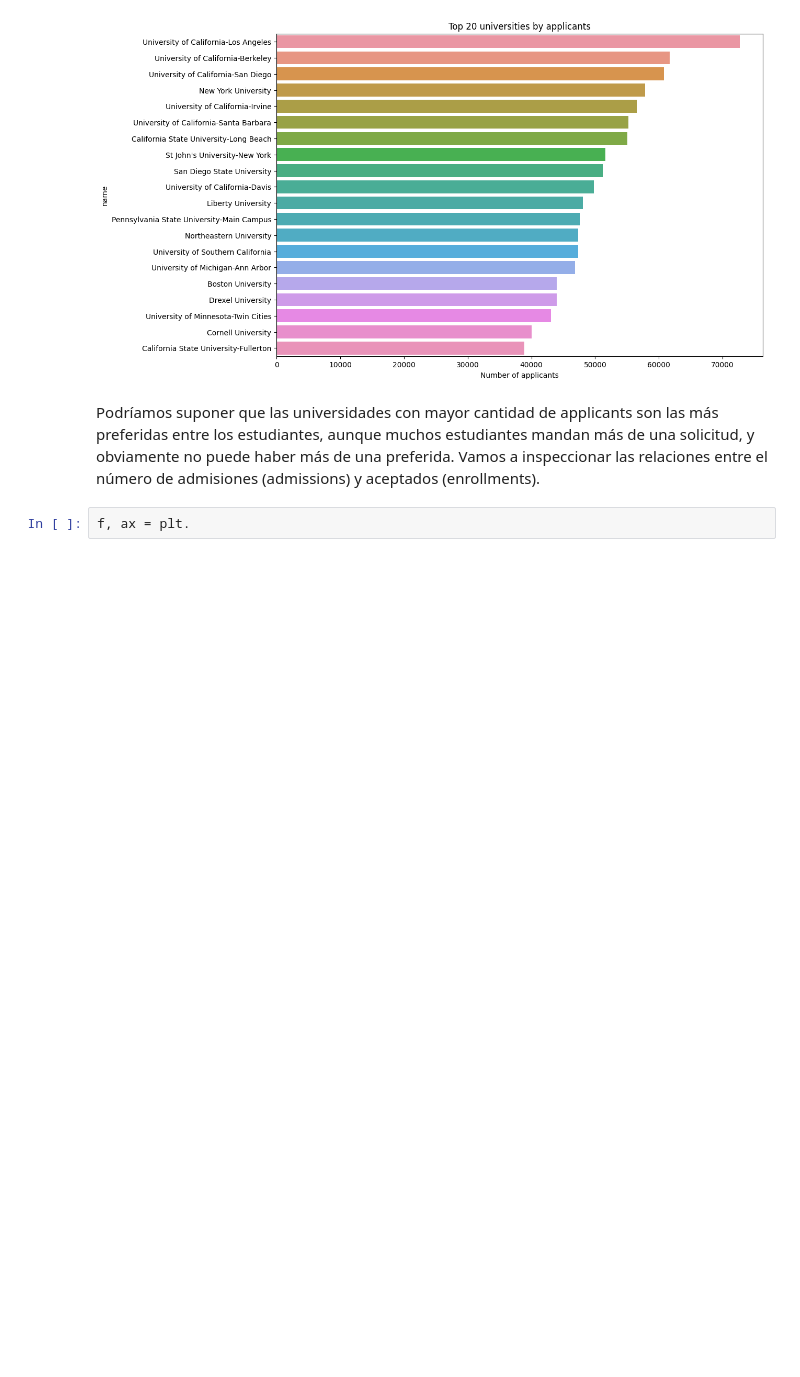
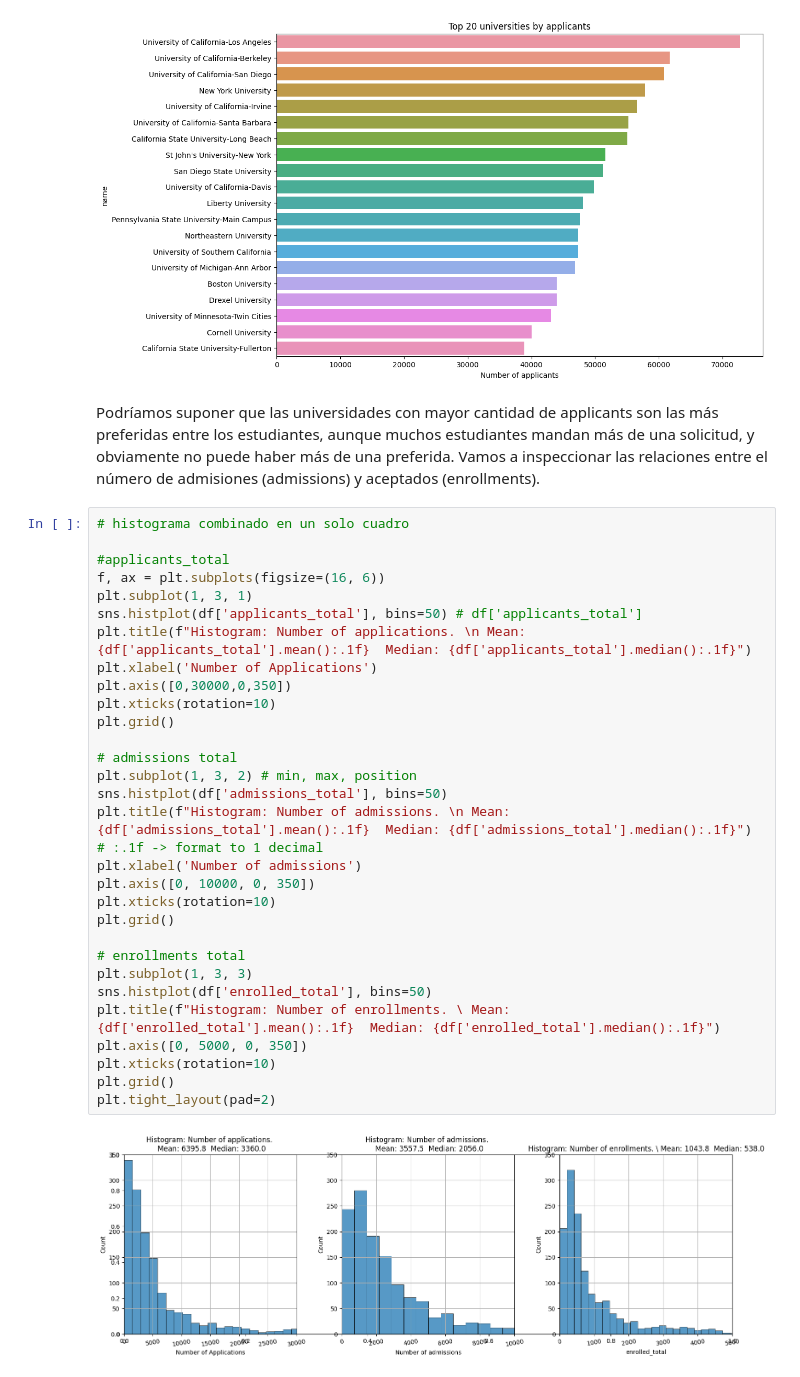
Before and after one commit to VegaNicolas/Exploratory-Data-Analysis---American-Universities-IPEDS-2013, a Jupyter notebook: American_Universities.ipynb, the cells around one changed output. Saved outputs shown, nothing was run; the diff lists cells and outputs as text; blank space fills up the shorter version.

```diff
--- a/American_Universities.ipynb
+++ b/American_Universities.ipynb
@@ -292,5 +292,35 @@ Text(0.5, 0, 'Number of applicants')
 [figure]
 # %% [markdown]
 Podríamos suponer que las universidades con mayor cantidad de applicants son las más preferidas entre los estudiantes, aunque muchos estudiantes mandan más de una solicitud, y obviamente no puede haber más de una preferida. Vamos a inspeccionar las relaciones entre el número de admisiones (admissions) y aceptados (enrollments).
-# %%
-f, ax = plt.
+# %%
+# histograma combinado en un solo cuadro
+
+#applicants_total
+f, ax = plt.subplots(figsize=(16, 6))
+plt.subplot(1, 3, 1)
+sns.histplot(df['applicants_total'], bins=50) # df['applicants_total']
+plt.title(f"Histogram: Number of applications. \n Mean: {df['applicants_total'].mean():.1f}  Median: {df['applicants_total'].median():.1f}")
+plt.xlabel('Number of Applications')
+plt.axis([0,30000,0,350])
+plt.xticks(rotation=10)
+plt.grid()
+
+# admissions total
+plt.subplot(1, 3, 2) # min, max, position
+sns.histplot(df['admissions_total'], bins=50)
+plt.title(f"Histogram: Number of admissions. \n Mean: {df['admissions_total'].mean():.1f}  Median: {df['admissions_total'].median():.1f}")  # :.1f -> format to 1 decimal
+plt.xlabel('Number of admissions')
+plt.axis([0, 10000, 0, 350])
+plt.xticks(rotation=10)
+plt.grid()
+
+# enrollments total
+plt.subplot(1, 3, 3)
+sns.histplot(df['enrolled_total'], bins=50)
+plt.title(f"Histogram: Number of enrollments. \ Mean: {df['enrolled_total'].mean():.1f}  Median: {df['enrolled_total'].median():.1f}")
+plt.axis([0, 5000, 0, 350])
+plt.xticks(rotation=10)
+plt.grid()
+plt.tight_layout(pad=2)
+# %% [output]
+[figure, added]
```
